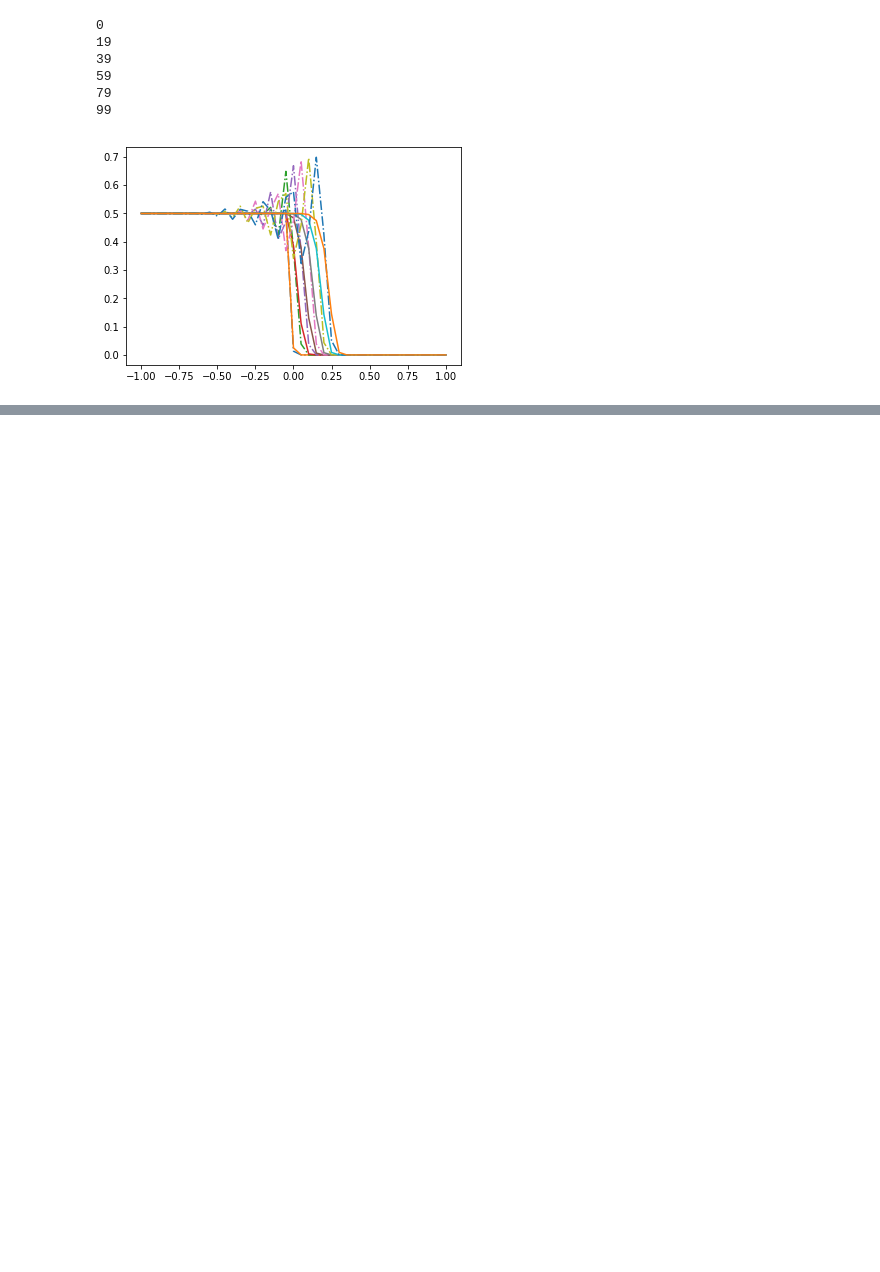
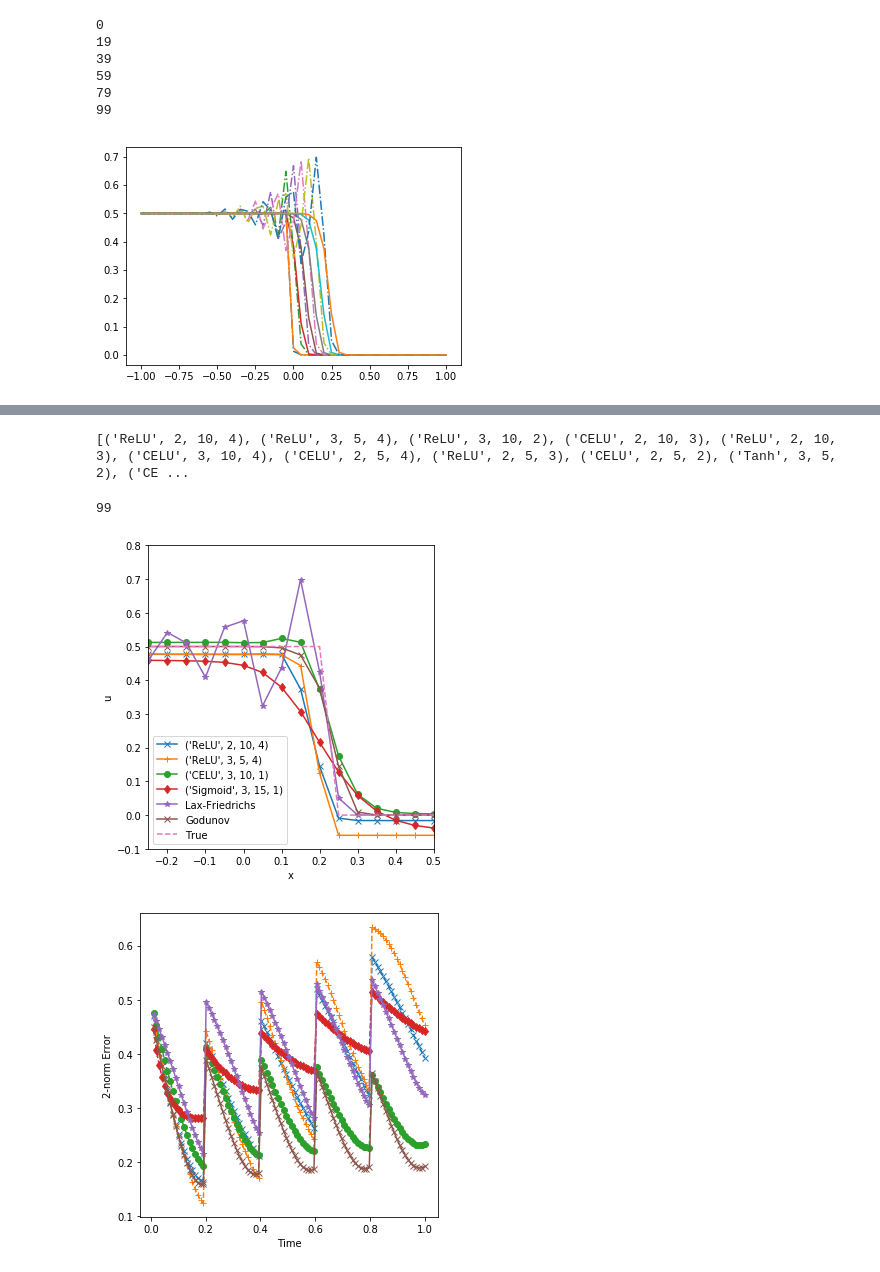
Before and after one commit to afqueiruga/nn_1d_pde, a Jupyter notebook: model_summaries.ipynb, the cells around one changed output, grey strips where cells are left out. Cells and saved outputs as stored; diff of their text form; code cells hidden in the pictures; blank space fills up the shorter version.

```diff
--- a/model_summaries.ipynb
+++ b/model_summaries.ipynb
@@ -66,0 +105,2 @@ plt.show()
+# %%
+truesol = riemann(0.5,0)
@@ -66,0 +134,63 @@ plt.show()
+# %%
+kk = list(err_all.keys())
+kk.sort(key=lambda x : err_all[x][-1])
+print(kk)
+# %% [output]
+[('ReLU', 2, 10, 4), ('ReLU', 3, 5, 4), ('ReLU', 3, 10, 2), ('CELU', 2, 10, 3), ('ReLU', 2, 10, 3), ('CELU', 3, 10, 4), ('CELU', 2, 5, 4), ('ReLU', 2, 5, 3), ('CELU', 2, 5, 2), ('Tanh', 3, 5, 2), ('CE ...
+# %%
+# fetched_models = {
+#     'CELU_3_10_1':stash[('CELU',3,10)]['model'],
+#     #'CELU_2_5_4':stash_multi[('CELU',2,5,4)]['model'],
+#     #'ReLU_2_5_4':stash_multi[('ReLU',2,5,4)]['model'],
+#     #'ReLU_3_5_4':stash_multi[('ReLU',3,5,4)]['model'],
+# }
+cyc = itertools.cycle('x+od*')
+markerdict = collections.defaultdict(lambda : next(cyc))
+keys = [('ReLU', 2, 10, 4),
+ ('ReLU', 3, 5, 4),
+ #('ReLU', 3, 10, 2)
+       ]
+fetched_models = {N:stash_multi[N]['model'] for N in keys }
+fetched_models.update({N+(1,):stash[N]['model'] for N in [('CELU', 3, 10), ('Sigmoid', 3, 15)]})
+plt.figure(figsize=(5,5))
+truedata = np.array([truesol(x,t) for t in np.linspace(0,1,100)])
+err = {}
+for N,m in fetched_models.items():
+    err[N] = do_a_path(m, torch.tensor(np.expand_dims(truedata,0),dtype=torch.float32,device=device),0,
+                   Nstep=99,Nplot=1,label=N,x=x,marker=markerdict[N])
+    #do_an_unknown_path(m, torch.tensor(truesol(x,0),dtype=torch.float32,device=device),
+    #               Nstep=100,Nplot=1,label=N,x=x)
+x = np.linspace(-1,1,41)
+for i in list(range(99,100,50)):
+    print(i)
+    plt.plot(x,lax[i,:],'-', label="Lax-Friedrichs",marker=markerdict["Lax-Friedrichs"])
+    plt.plot(x,gudonov[i,:],'-', label="Godunov",marker=markerdict["Godunov"])
+    plt.plot(x,truesol(x,i/100.0), '--',label='True')
+plt.xlim((-0.25,0.5))
+plt.ylim((-0.1,0.8))
+plt.xlabel('x')
+plt.ylabel('u')
+plt.legend()
+plt.tight_layout()
+plt.savefig('paper/shockwave_profile.png',dpi=300)
+plt.show()
+
+plt.figure(figsize=(5,5))
+err["Lax-Friedrichs"] = np.linalg.norm(truedata-lax,axis=1)[1:]
+err["Godunov"] = np.linalg.norm(truedata-gudonov,axis=1)[1:]
+for N in fetched_models.keys():
+    plt.plot(np.linspace(0,1,100)[1:], err[N], '--',label=N,marker=markerdict[N])
+
+plt.plot(np.linspace(0,1,100)[1:], err["Lax-Friedrichs"], '-',marker=markerdict["Lax-Friedrichs"],label="Lax-Friedrichs")
+plt.plot(np.linspace(0,1,100)[1:], err["Godunov"], '-',marker=markerdict["Godunov"],label="Godunov")
+
+plt.xlabel('Time')
+plt.ylabel('2-norm Error')
+#plt.legend()
+plt.tight_layout()
+plt.savefig('paper/shockwave_error.png',dpi=300)
+plt.show()
+# %% [output]
+99
+[figure, added]
+[figure, added]
```
Also changed, not shown: parts of 20 cells of this notebook, 6 other files.
